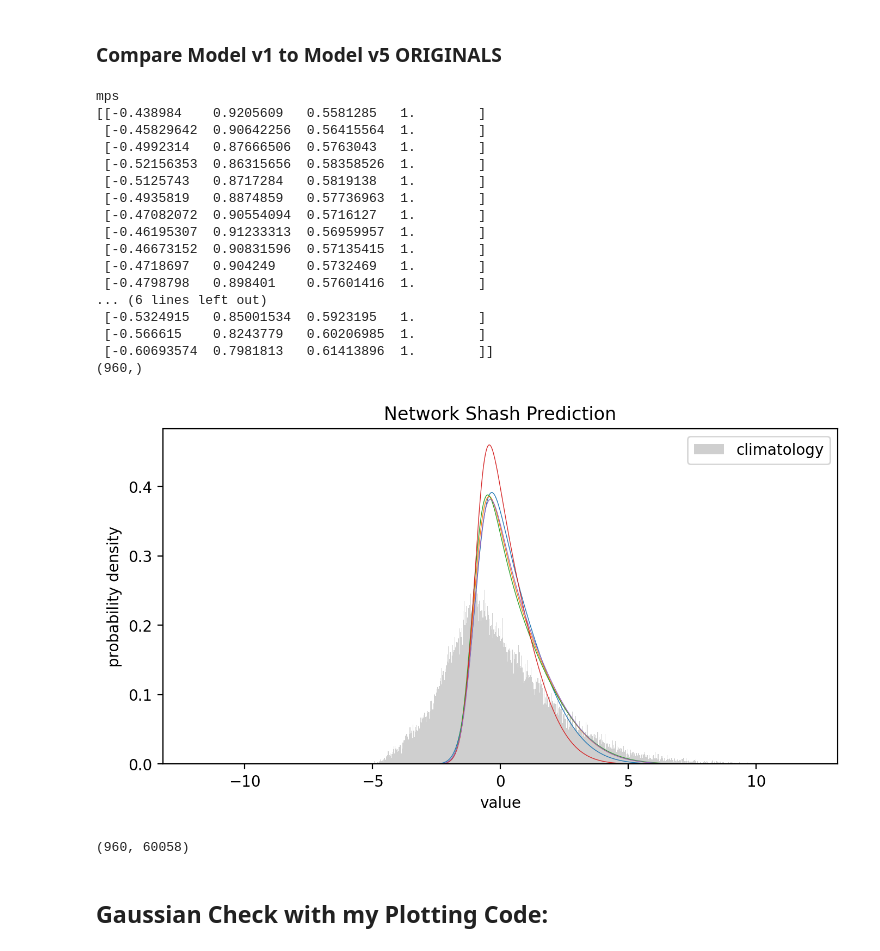
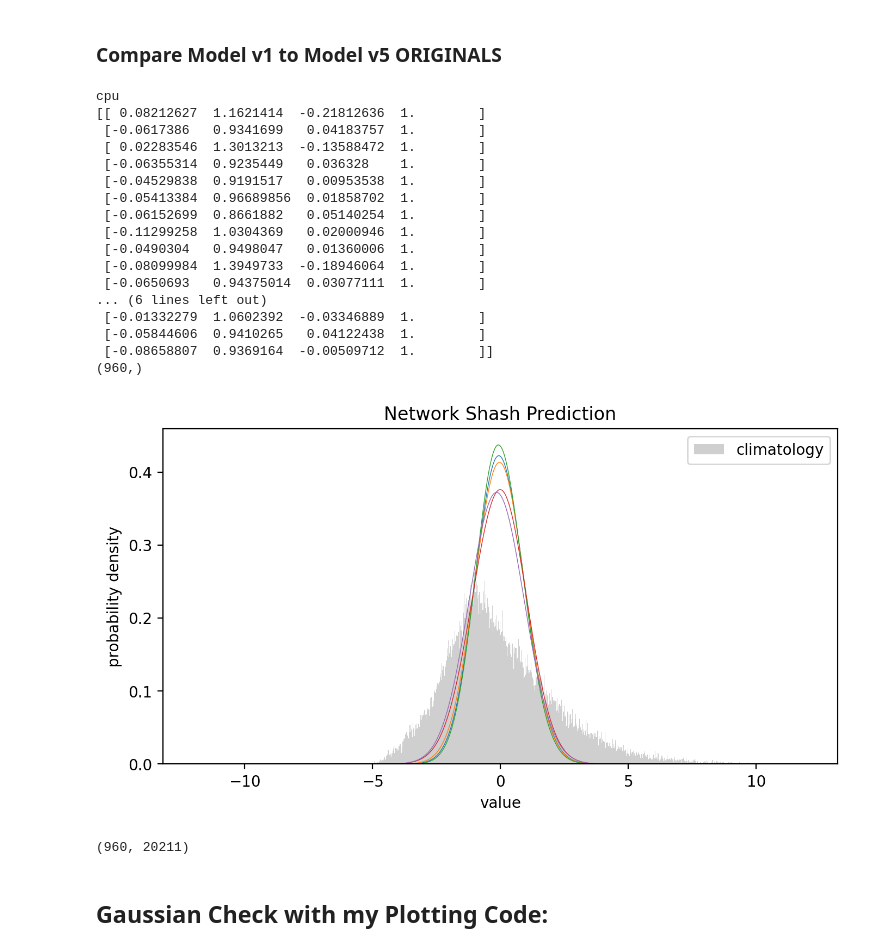
Before and after one commit to Jolan-vP/E3SM, a Jupyter notebook: analysis_006.ipynb, the cells around one changed output. Saved outputs shown, nothing was run; the diff lists cells and outputs as text; code cells hidden in the pictures.

```diff
--- a/analysis_006.ipynb
+++ b/analysis_006.ipynb
@@ -156,12 +212,15 @@ False
 Retrieve Data:
 # %%
 # Setup the Data
-front_cutoff = config["databuilder"]["front_cutoff"] # remove front nans : 74 ENSO - two front nans before daily interpolation = 60 days, daily interpolation takes 1/2 the original time step = 15 days TOTAL = ~75
-back_cutoff = config["databuilder"]["back_cutoff"]  # remove back nans
+# front_cutoff = config["databuilder"]["front_cutoff"] # remove front nans : 74 ENSO - two front nans before daily interpolation = 60 days, daily interpolation takes 1/2 the original time step = 15 days TOTAL = ~75
+# back_cutoff = config["databuilder"]["back_cutoff"]  # remove back nans
 
-trainset = data_loader.CustomData(config["data_loader"]["data_dir"] + "/Network Inputs/exp006_train.pkl", front_cutoff, back_cutoff)
-valset = data_loader.CustomData(config["data_loader"]["data_dir"] + "/Network Inputs/exp006_val.pkl", front_cutoff, back_cutoff)
-testset = data_loader.CustomData(config["data_loader"]["data_dir"] + "/Network Inputs/exp006_test.pkl", front_cutoff, back_cutoff)
+front_cutoff_rand = 20000
+back_cutoff_rand = 20000
+
+trainset = data_loader.CustomData(config["data_loader"]["data_dir"] + "/Network Inputs/exp006_randdict_train.pkl", front_cutoff_rand, back_cutoff_rand)
+valset = data_loader.CustomData(config["data_loader"]["data_dir"] + "/Network Inputs/exp006_randdict_val.pkl", front_cutoff_rand, back_cutoff_rand)
+testset = data_loader.CustomData(config["data_loader"]["data_dir"] + "/Network Inputs/exp006_randdict_test.pkl", front_cutoff_rand, back_cutoff_rand)
 
 train_loader = torch.utils.data.DataLoader(
     trainset,
@@ -451,47 +509,49 @@ if np.array_equal(output_RERUN, original_output):
 # %% [markdown]
 ### Compare Model v1 to Model v5 ORIGINALS
 # %%
+from databuilder.climatology import deriveclimatology
+
 # Load the Model
-path = '/Users/C830793391/Documents/Research/E3SM/saved/models/exp006_v5.pth'
+path = '/Users/C830793391/Documents/Research/E3SM/saved/models/exp006_rand_inputs_target.pth'
 model_v5 = TorchModel(config=config["arch"])
 model_v5.load_state_dict(torch.load(path))
 model_v5.eval()
 
 with torch.inference_mode():
     print(device)
     exp006_v5_output = model_v5.predict(dataset=testset, batch_size=128, device=device) # The output is the batched SHASH distribution parameters
 print(exp006_v5_output[:20])
 
 samples = [18213, 290, 6090, 17, 1998]
 
 #samples = np.linspace(1, 59000, 50).astype(int)
 
 x = np.arange(-12, 12, 0.025)
 print(x.shape)
 cfile = '/Users/C830793391/BIG_DATA/E3SM_Data/presaved/Network Inputs/exp006_test.pkl'
 
 p = deriveclimatology(exp006_v5_output, cfile, samples, x, testset)
 print(p.shape)
 # %% [output]
-mps
-[[-0.438984    0.9205609   0.5581285   1.        ]
- [-0.45829642  0.90642256  0.56415564  1.        ]
- [-0.4992314   0.87666506  0.5763043   1.        ]
- [-0.52156353  0.86315656  0.58358526  1.        ]
- [-0.5125743   0.8717284   0.5819138   1.        ]
- [-0.4935819   0.8874859   0.57736963  1.        ]
- [-0.47082072  0.90554094  0.5716127   1.        ]
- [-0.46195307  0.91233313  0.56959957  1.        ]
- [-0.46673152  0.90831596  0.57135415  1.        ]
- [-0.4718697   0.904249    0.5732469   1.        ]
- [-0.4798798   0.898401    0.57601416  1.        ]
+cpu
+[[ 0.08212627  1.1621414  -0.21812636  1.        ]
+ [-0.0617386   0.9341699   0.04183757  1.        ]
+ [ 0.02283546  1.3013213  -0.13588472  1.        ]
+ [-0.06355314  0.9235449   0.036328    1.        ]
+ [-0.04529838  0.9191517   0.00953538  1.        ]
+ [-0.05413384  0.96689856  0.01858702  1.        ]
+ [-0.06152699  0.8661882   0.05140254  1.        ]
+ [-0.11299258  1.0304369   0.02000946  1.        ]
+ [-0.0490304   0.9498047   0.01360006  1.        ]
+ [-0.08099984  1.3949733  -0.18946064  1.        ]
+ [-0.0650693   0.94375014  0.03077111  1.        ]
 ... (6 lines left out)
- [-0.5324915   0.85001534  0.5923195   1.        ]
- [-0.566615    0.8243779   0.60206985  1.        ]
- [-0.60693574  0.7981813   0.61413896  1.        ]]
+ [-0.01332279  1.0602392  -0.03346889  1.        ]
+ [-0.05844606  0.9410265   0.04122438  1.        ]
+ [-0.08658807  0.9369164  -0.00509712  1.        ]]
 (960,)
-[figure, old version]
+[figure, new version]
-(960, 60058)
+(960, 20211)
 # %% [markdown]
 ## Gaussian Check with my Plotting Code:
 # %%
```
Also changed, not shown: parts of 14 cells of this notebook, 2 other files.
